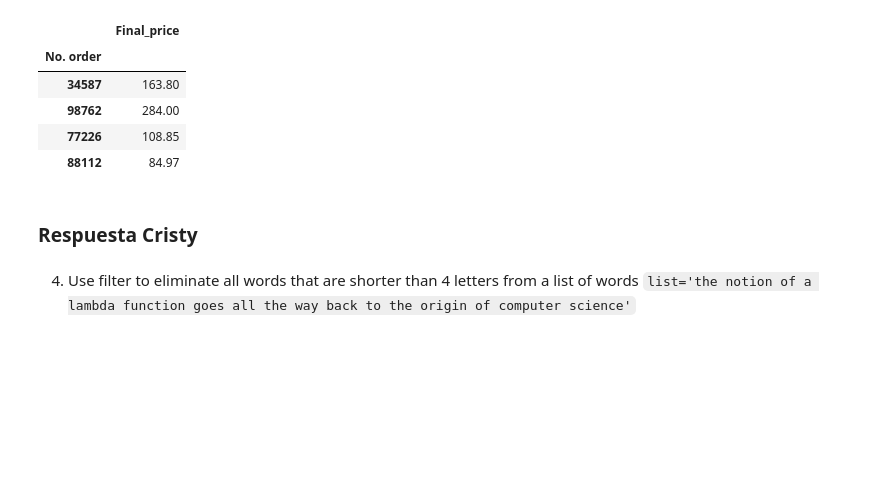
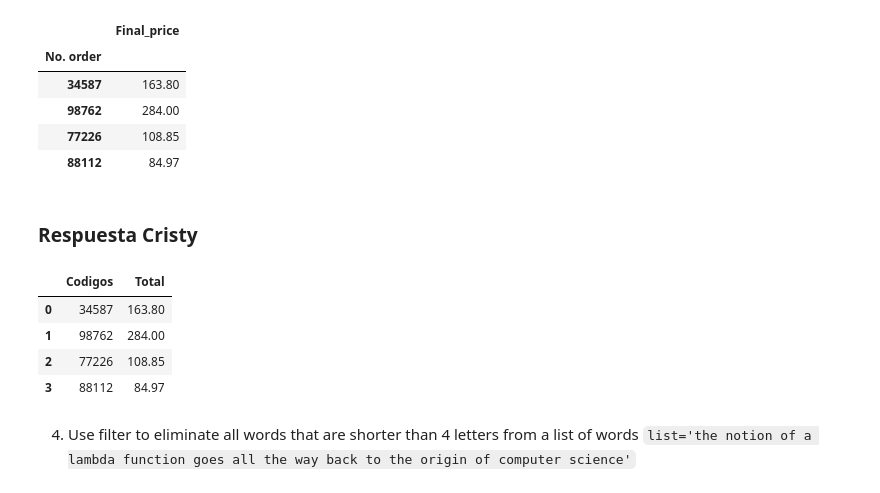
Before and after one commit to ACristinaVV/ProyectoConjunto2_ILANDAVERDE_ACVAZQUEZ, a Jupyter notebook: Tarea2_ILANDAVERDE_ACVAZQUEZ.ipynb, the cells around one changed output. Saved outputs shown, nothing was run; the diff lists cells and outputs as text; code cells hidden in the pictures; blank space fills up the shorter version.

Commit message:
Ejercicios
Agregue mi parte de los ejercicios

```diff
--- a/Tarea2_ILANDAVERDE_ACVAZQUEZ.ipynb
+++ b/Tarea2_ILANDAVERDE_ACVAZQUEZ.ipynb
@@ -117,3 +145,19 @@ df = pd.DataFrame(orders, columns = ["No. orden","orden_A","orden_B","orden_C"])
 df.drop(["name","Quantity","Price","Q*P"], axis=1).set_index("No. order")
 # %% [markdown]
 ### Respuesta Cristy
+# %%
+#Ejercicio 1 con Pandas
+orders1 = [ ["34587", "Learning Python, Mark Lutz", 4, 40.95],
+           ["98762", "Programming Python, Mark Lutz", 5, 56.80],
+           ["77226", "Head First Python, Paul Barry", 3,32.95],
+           ["88112", "Einführung in Python3, Bernd Klein", 3, 24.99]]
+
+problema1 = pd.DataFrame(orders1)
+total1 = pd.DataFrame({'Codigos':problema1[0], 'Total': (problema1[2]*problema1[3]).apply(lambda x: x+10 if x <= 100 else x) })
+total1
+# %% [output]
+|  | Codigos | Total |
+| 0 | 34587 | 163.80 |
+| 1 | 98762 | 284.00 |
+| 2 | 77226 | 108.85 |
+| 3 | 88112 | 84.97 |
```
Also changed, not shown: parts of 7 cells of this notebook.
